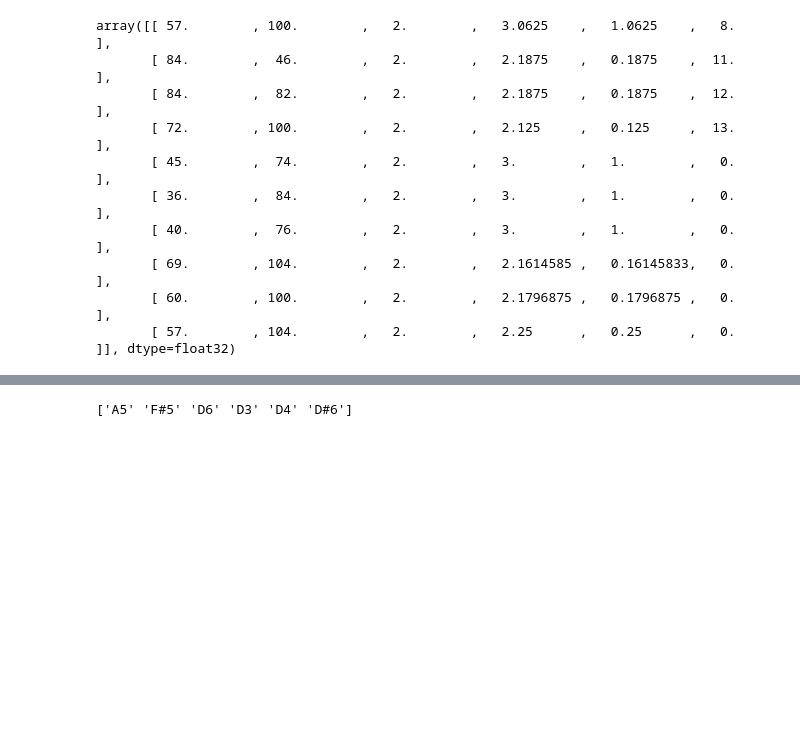
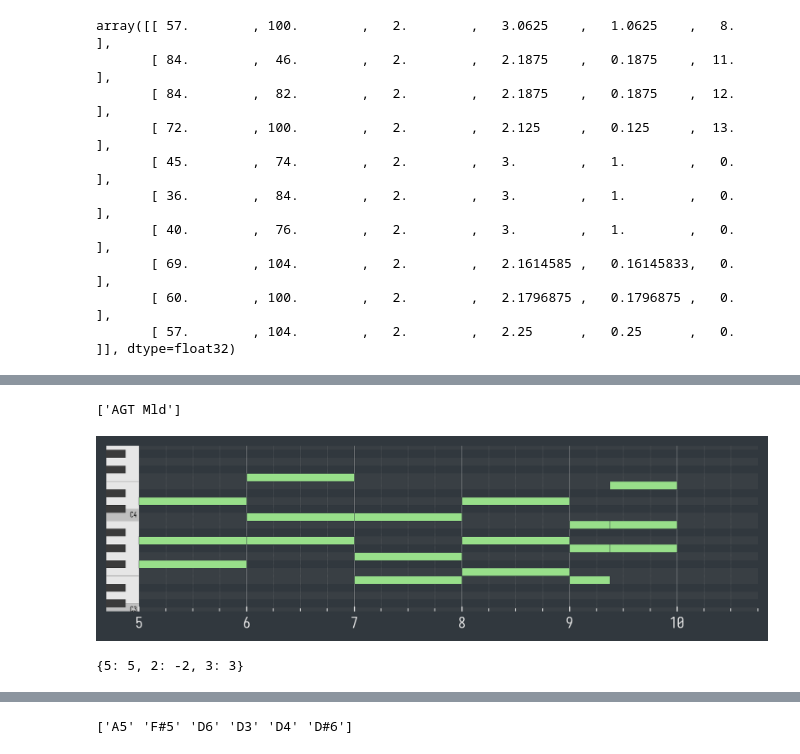
Before and after one commit to GrayFL/MelodyMachine, a Jupyter notebook: main.ipynb, the cells around one changed output, grey strips where cells are left out. Cells and saved outputs as stored; diff of their text form; code cells hidden in the pictures; blank space fills up the shorter version.

Commit message:
1. 调整了config文件的位置 2. 从midi可视化项目调来了可视化相关代码 3. 可视化现已支持直接绘制song类型的单帧彩色图片 4. 优化了song.search_channels的正则匹配逻辑

```diff
--- a/main.ipynb
+++ b/main.ipynb
@@ -181,0 +218,10 @@ pit | vel | t_st    | t_ed    | t_dur | mid_ch | ch_id&name
+# %%
+vis = BaseVisualizer()
+vis.display(song[5.:10, song.search_channels('agt m')])
+# %% [output]
+['AGT Mld']
+[figure, added]
+# %%
+{abs(x):x for x in [5,2,-2,3]}
+# %% [output]
+{5: 5, 2: -2, 3: 3}
```
Also changed, not shown: parts of 16 cells of this notebook, 7 other files.
